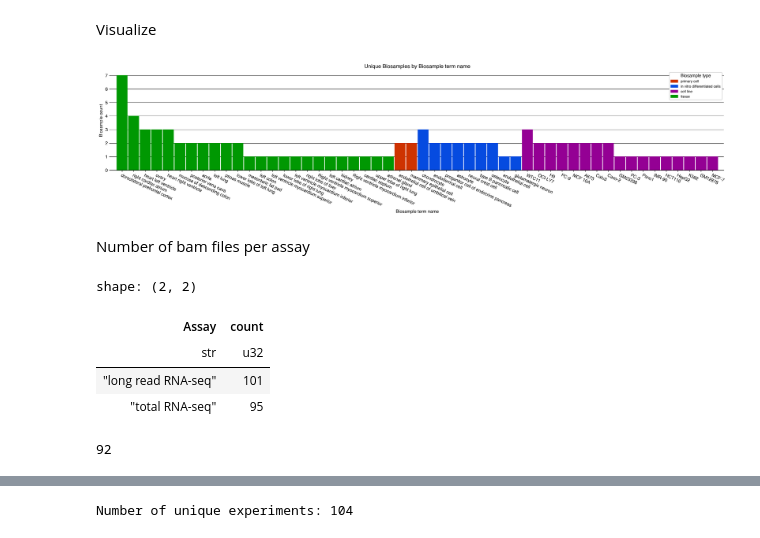
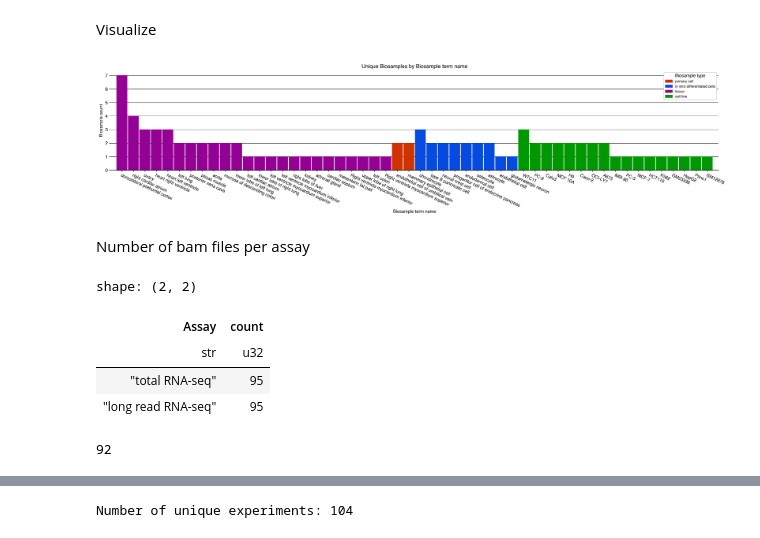
Before and after one commit to christian728504/splice-model-benchmark, a Jupyter notebook: notebooks/match_rna_seq_experiments.ipynb, the cells around one changed output, grey strips where cells are left out. Cells and saved outputs as stored; diff of their text form; code cells hidden in the pictures.

```diff
--- a/notebooks/match_rna_seq_experiments.ipynb
+++ b/notebooks/match_rna_seq_experiments.ipynb
@@ -278,7 +351,7 @@ shape: (2, 2)
 # %% [markdown]
 Visualize
 # %%
-matched_experiments = pl.read_csv('golden_standard/biosample_matched_rna_seq_experiments.tsv', separator='\t')
+matched_experiments = pl.read_csv('golden_standard/biosample_matched_jill_rna_seq_experiments.tsv', separator='\t')
 df = matched_experiments.group_by('Biosample type', 'Biosample term name').agg(pl.col('Biosample accession').unique().len().alias('len')).sort('Biosample type', 'len', descending=True)
 classifications = df['Biosample type'].unique().to_list()
 
@@ -299,34 +372,34 @@ color_map = {
 # color_map = {cls: colors[i] for i, cls in enumerate(classifications)}
 
 for i, bar in enumerate(bars):
     # # Set face color (not edge color) to the color of the bar
     # bar.set_facecolor(color_map[df['biosample_ontology.classification'][i]])
     bar.set_color(color_map[df['Biosample type'][i]])
 
 handles = [plt.Rectangle((0,0), 1, 1, color=color_map[cls]) for cls in classifications]
 legend = ax.legend(handles=handles, labels=classifications, title="Biosample type")
 legend.get_title().set_y(1.5)
 
 # # Define 10% padding on the bottom of the y-axis
 # y_ticks = ax.get_yticks()
 # padding = y_ticks[1] * 0.1
 # y_lim_min = y_ticks[0] - padding
 # ax.set_ylim(bottom=y_lim_min)
 
 plt.title('Unique Biosamples by Biosample term name')
 plt.ylabel('Biosample count')
 plt.xlabel('Biosample term name')
 
 # Angle x-axis labels -25 degrees
 plt.xticks(rotation=-25, ha='left', rotation_mode='anchor')
 # # Angle x-axis labels by 90 degrees
 # plt.xticks(rotation=90)
 
 plt.tight_layout()
 plt.savefig('golden_standard/biosamples_by_term.svg', format='svg')
 plt.show()
 # %% [output]
-[figure, old version]
+[figure, new version]
 # %% [markdown]
 Number of bam files per assay
 # %%
@@ -336,7 +409,7 @@ print(matched_experiments['Biosample accession'].n_unique())
 shape: (2, 2)
 | Assay | count |
 | str | u32 |
-| "long read RNA-seq" | 101 |
 | "total RNA-seq" | 95 |
+| "long read RNA-seq" | 95 |
 92
 # %%
```
Also changed, not shown: parts of 10 cells of this notebook, 32 other files.
